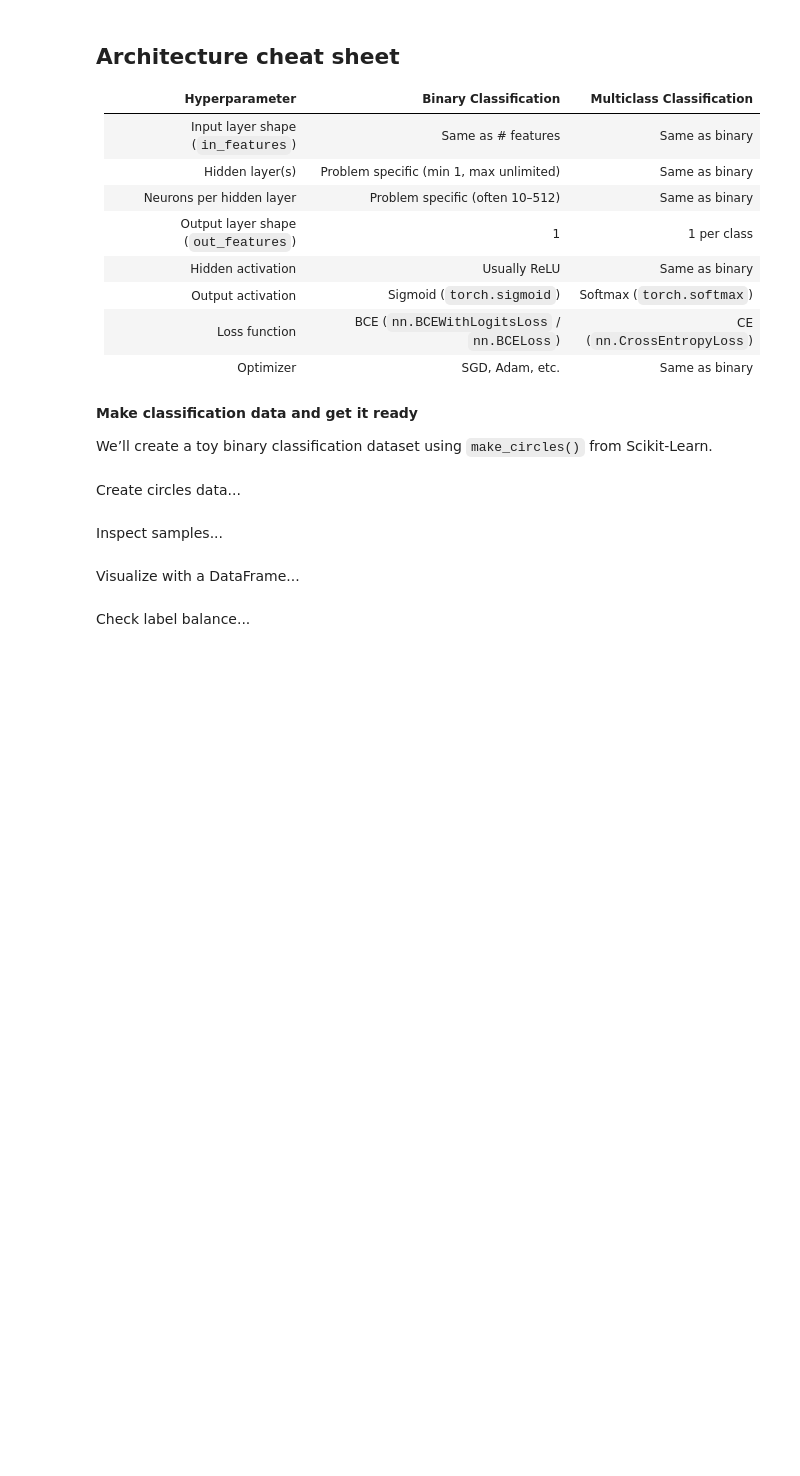
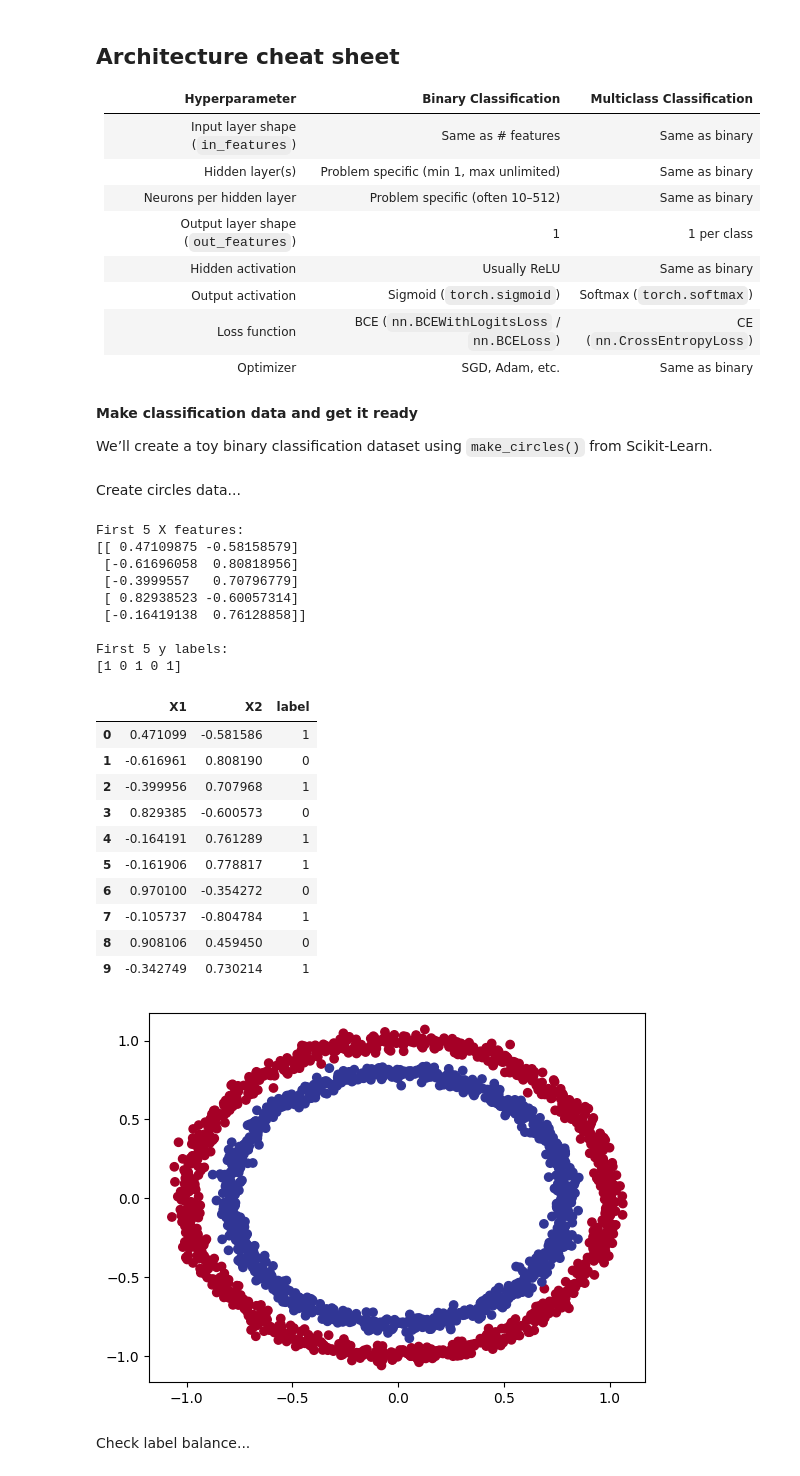
Before and after one commit to Filippo-Corti/GPUComputing, a Jupyter notebook: torch/PyTorch-Lab02.ipynb, the cells around one changed output. Saved outputs shown, nothing was run; the diff lists cells and outputs as text; code cells hidden in the pictures; blank space fills up the shorter version.

```diff
--- a/torch/PyTorch-Lab02.ipynb
+++ b/torch/PyTorch-Lab02.ipynb
@@ -369,14 +369,52 @@ We’ll create a toy binary classification dataset using `make_circles()` from S
 # %% [markdown]
 Create circles data...
 # %%
+import pandas as pd
 from sklearn.datasets import make_circles
+import matplotlib.pyplot as plt
+
 
 # Make 1000 samples
 n_samples = 2000
 
 # Create circles
-X, y = make_circles(n_samples,
-                    noise=0.03,
-                    random_state=42)
+X, y = make_circles(
+    n_samples,
+    noise=0.03,
+    random_state=42
+)
+
+print(f"First 5 X features:\n{X[:5]}")
+print(f"\nFirst 5 y labels:\n{y[:5]}")
+plt.scatter(x=X[:, 0], y=X[:, 1], c=y, cmap=plt.cm.RdYlBu);
+
+
+circles = pd.DataFrame({
+  "X1": X[:, 0],
+  "X2": X[:, 1],
+  "label": y
+})
+
+circles.head(10)
+# %% [output]
+First 5 X features:
+[[ 0.47109875 -0.58158579]
+ [-0.61696058  0.80818956]
+ [-0.3999557   0.70796779]
+ [ 0.82938523 -0.60057314]
+ [-0.16419138  0.76128858]]
+
+First 5 y labels:
+[1 0 1 0 1]
+|  | X1 | X2 | label |
+| 0 | 0.471099 | -0.581586 | 1 |
+| 1 | -0.616961 | 0.808190 | 0 |
+| 2 | -0.399956 | 0.707968 | 1 |
+| 3 | 0.829385 | -0.600573 | 0 |
+| 4 | -0.164191 | 0.761289 | 1 |
+| 5 | -0.161906 | 0.778817 | 1 |
+| 6 | 0.970100 | -0.354272 | 0 |
+| 7 | -0.105737 | -0.804784 | 1 |
+| 8 | 0.908106 | 0.459450 | 0 |
+| 9 | -0.342749 | 0.730214 | 1 |
+[figure, added]
-# %% [markdown]
-Inspect samples...
@@ -386,2 +420,0 @@ print(f"\nFirst 5 y labels:\n{y[:5]}")
-# %% [markdown]
-Visualize with a DataFrame...
```
Also changed, not shown: parts of 19 cells of this notebook.
